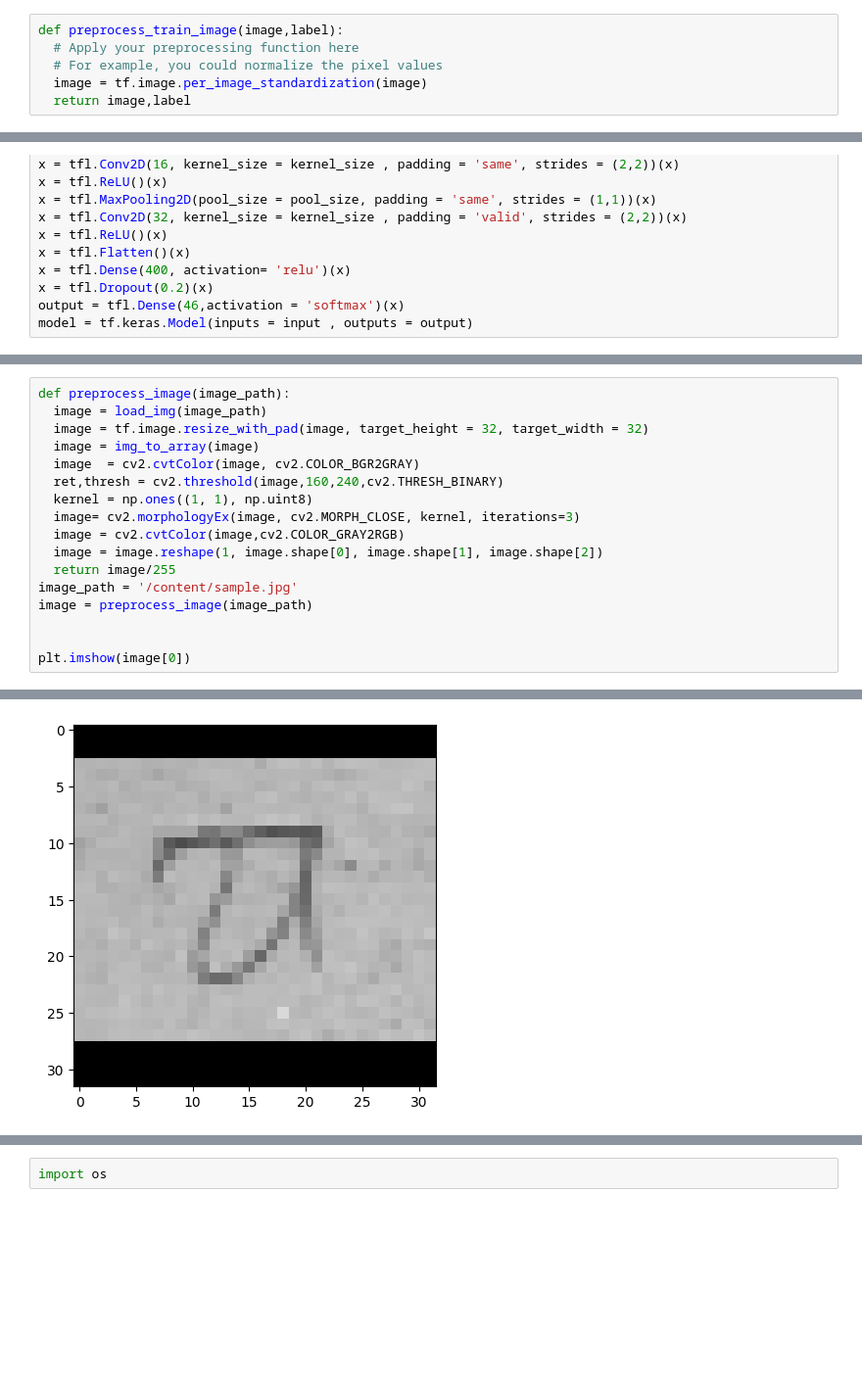
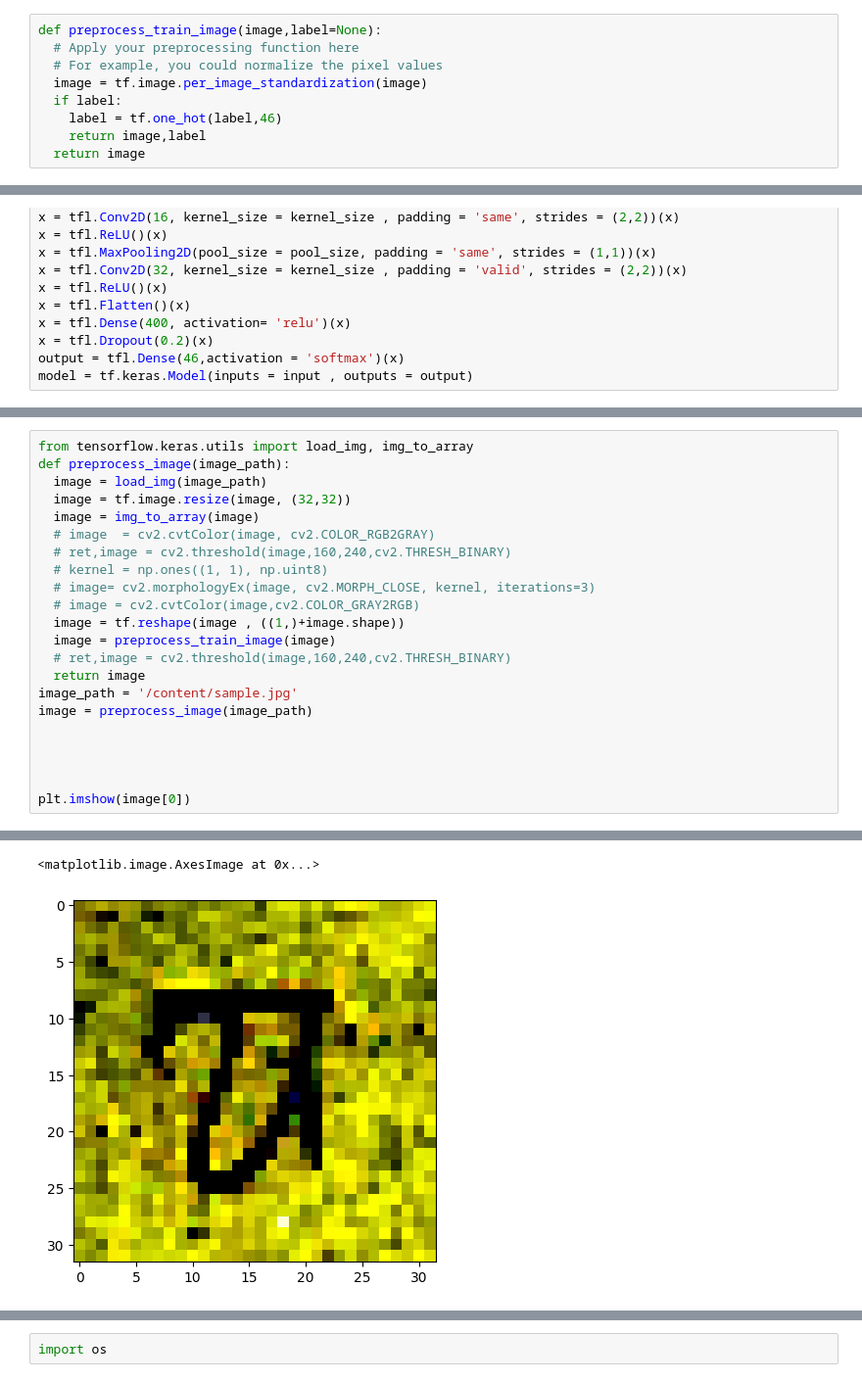
Before and after one commit to Rajibsigdel12345/DevnagariScriptRecognition, a Jupyter notebook: DevnagariScriptRecognition.ipynb, the cells around one changed output, grey strips where cells are left out. Shown at 98% size. Drawn from its saved outputs; the diff is of its cells as text; blank space fills up the shorter version.

```diff
--- a/DevnagariScriptRecognition.ipynb
+++ b/DevnagariScriptRecognition.ipynb
@@ -67,11 +67,14 @@ kernel_size = (3,3)
 pool_size = (2,2)
 epochs = 500
 # %%
-def preprocess_train_image(image,label):
+def preprocess_train_image(image,label=None):
   # Apply your preprocessing function here
   # For example, you could normalize the pixel values
   image = tf.image.per_image_standardization(image)
-  return image,label
+  if label:
+    label = tf.one_hot(label,46)
+    return image,label
+  return image
 # %%
 train_ds = tf.keras.utils.image_dataset_from_directory(
   data_dir,
@@ -171,18 +170,23 @@ Epoch 6/500
 # %%
+from tensorflow.keras.utils import load_img, img_to_array
 def preprocess_image(image_path):
   image = load_img(image_path)
-  image = tf.image.resize_with_pad(image, target_height = 32, target_width = 32)
+  image = tf.image.resize(image, (32,32))
   image = img_to_array(image)
-  image  = cv2.cvtColor(image, cv2.COLOR_BGR2GRAY)
-  ret,thresh = cv2.threshold(image,160,240,cv2.THRESH_BINARY)
-  kernel = np.ones((1, 1), np.uint8)
-  image= cv2.morphologyEx(image, cv2.MORPH_CLOSE, kernel, iterations=3)
-  image = cv2.cvtColor(image,cv2.COLOR_GRAY2RGB)
-  image = image.reshape(1, image.shape[0], image.shape[1], image.shape[2])
-  return image/255
+  # image  = cv2.cvtColor(image, cv2.COLOR_RGB2GRAY)
+  # ret,image = cv2.threshold(image,160,240,cv2.THRESH_BINARY)
+  # kernel = np.ones((1, 1), np.uint8)
+  # image= cv2.morphologyEx(image, cv2.MORPH_CLOSE, kernel, iterations=3)
+  # image = cv2.cvtColor(image,cv2.COLOR_GRAY2RGB)
+  image = tf.reshape(image , ((1,)+image.shape))
+  image = preprocess_train_image(image)
+  # ret,image = cv2.threshold(image,160,240,cv2.THRESH_BINARY)
+  return image
 image_path = '/content/sample.jpg'
 image = preprocess_image(image_path)
 
 
+
+
 plt.imshow(image[0])
 # %% [output]
@@ -190 +194,2 @@ plt.imshow(image[0])
+<matplotlib.image.AxesImage at 0x...>
-[figure, old version]
+[figure, new version]
```
Also changed, not shown: parts of 19 cells of this notebook.
